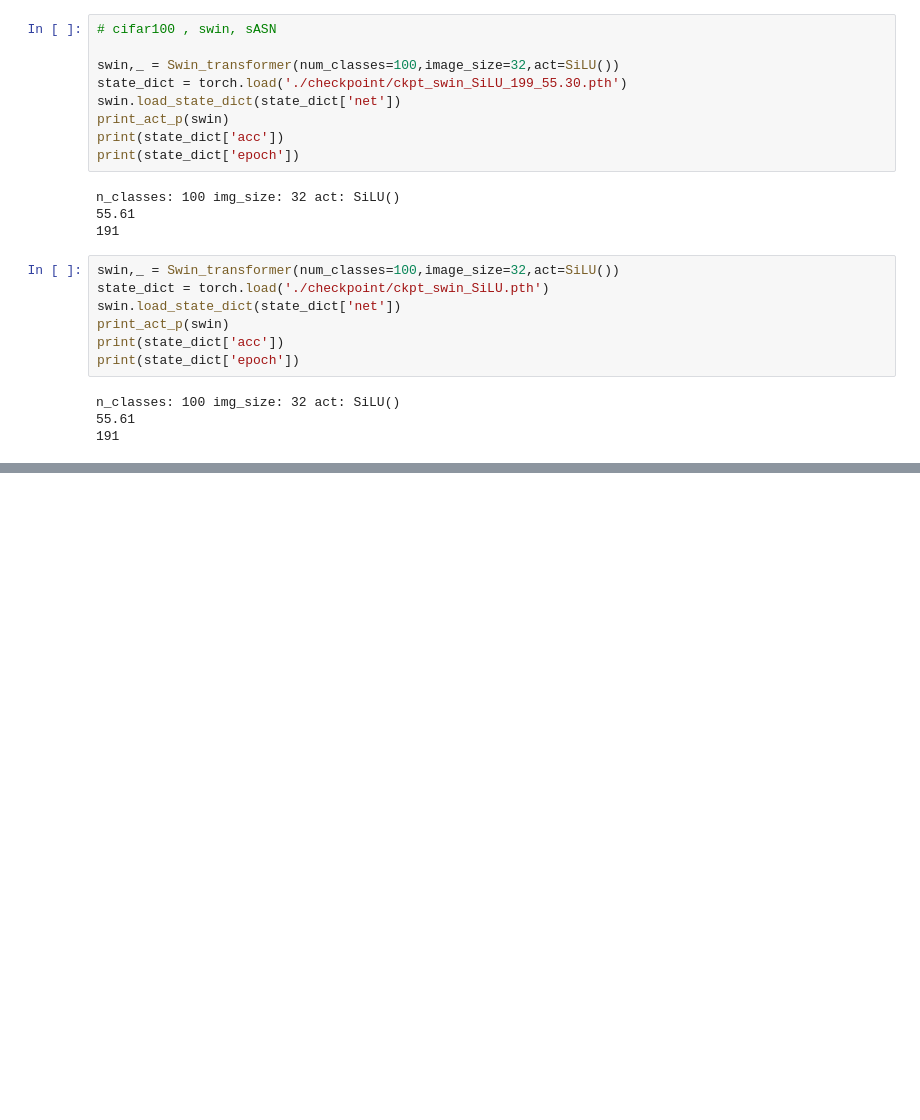
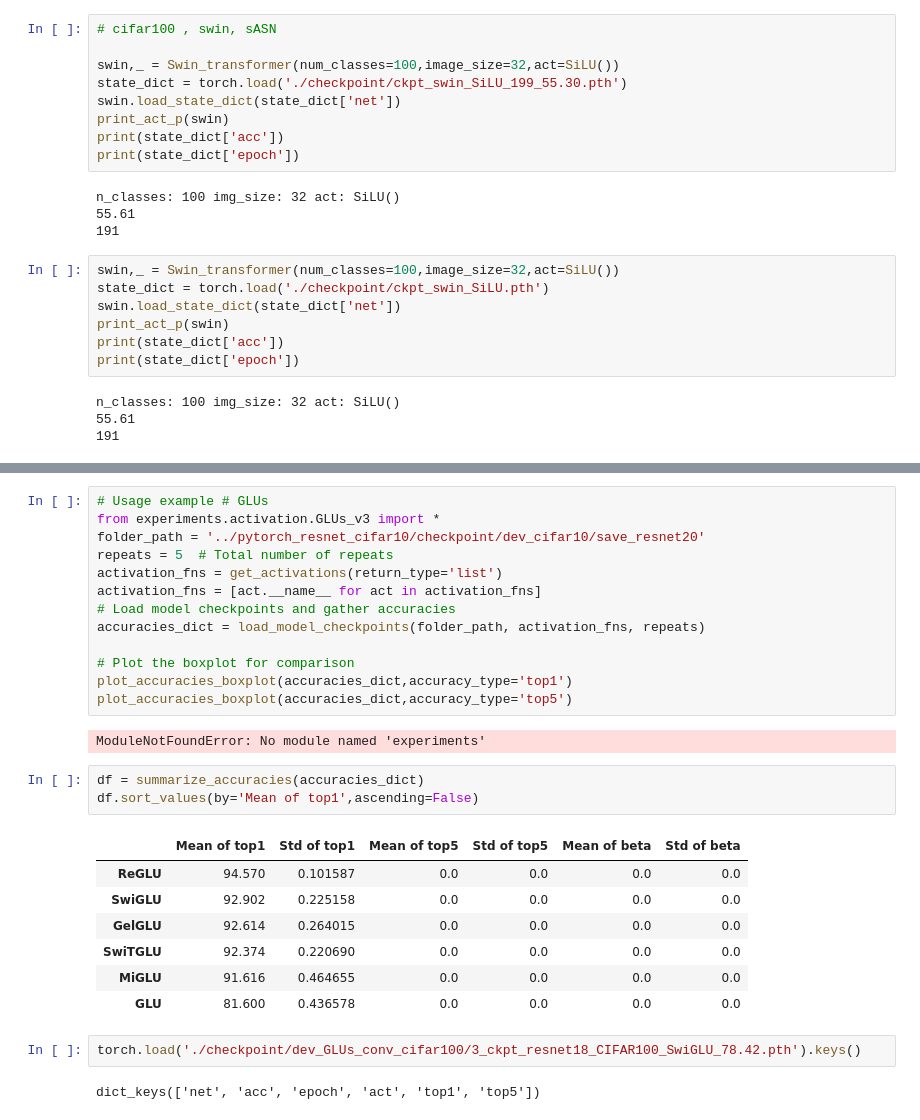
Before and after one commit to yeeca0101/cifar_infer, a Jupyter notebook: dev.ipynb, the cells around one changed output, grey strips where cells are left out. Saved outputs shown, nothing was run; the diff lists cells and outputs as text; blank space fills up the shorter version.

```diff
--- a/dev.ipynb
+++ b/dev.ipynb
@@ -402,0 +540,30 @@ n_classes: 100 img_size: 32 act: SiLU()
+# %%
+# Usage example # GLUs
+from experiments.activation.GLUs_v3 import *
+folder_path = '../pytorch_resnet_cifar10/checkpoint/dev_cifar10/save_resnet20'
+repeats = 5  # Total number of repeats
+activation_fns = get_activations(return_type='list')
+activation_fns = [act.__name__ for act in activation_fns]
+# Load model checkpoints and gather accuracies
+accuracies_dict = load_model_checkpoints(folder_path, activation_fns, repeats)
+
+# Plot the boxplot for comparison
+plot_accuracies_boxplot(accuracies_dict,accuracy_type='top1')
+plot_accuracies_boxplot(accuracies_dict,accuracy_type='top5')
+# %% [output]
+ModuleNotFoundError: No module named 'experiments'
+# %%
+df = summarize_accuracies(accuracies_dict)
+df.sort_values(by='Mean of top1',ascending=False)
+# %% [output]
+|  | Mean of top1 | Std of top1 | Mean of top5 | Std of top5 | Mean of beta | Std of beta |
+| ReGLU | 94.570 | 0.101587 | 0.0 | 0.0 | 0.0 | 0.0 |
+| SwiGLU | 92.902 | 0.225158 | 0.0 | 0.0 | 0.0 | 0.0 |
+| GelGLU | 92.614 | 0.264015 | 0.0 | 0.0 | 0.0 | 0.0 |
+| SwiTGLU | 92.374 | 0.220690 | 0.0 | 0.0 | 0.0 | 0.0 |
+| MiGLU | 91.616 | 0.464655 | 0.0 | 0.0 | 0.0 | 0.0 |
+| GLU | 81.600 | 0.436578 | 0.0 | 0.0 | 0.0 | 0.0 |
+# %%
+torch.load('./checkpoint/dev_GLUs_conv_cifar100/3_ckpt_resnet18_CIFAR100_SwiGLU_78.42.pth').keys()
+# %% [output]
+dict_keys(['net', 'acc', 'epoch', 'act', 'top1', 'top5'])
```
Also changed, not shown: parts of 8 cells of this notebook, 18 other files.
